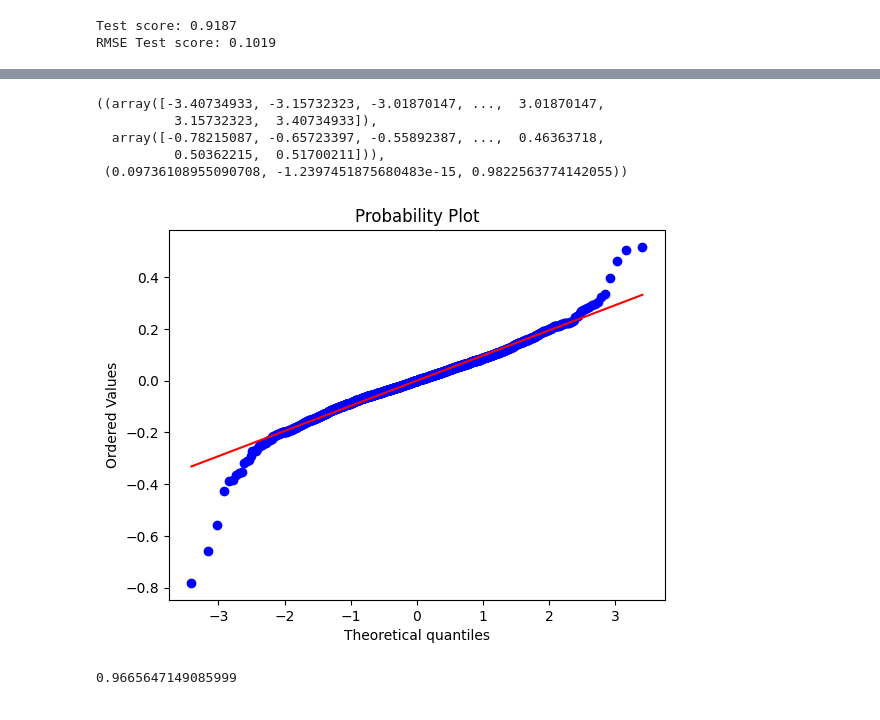
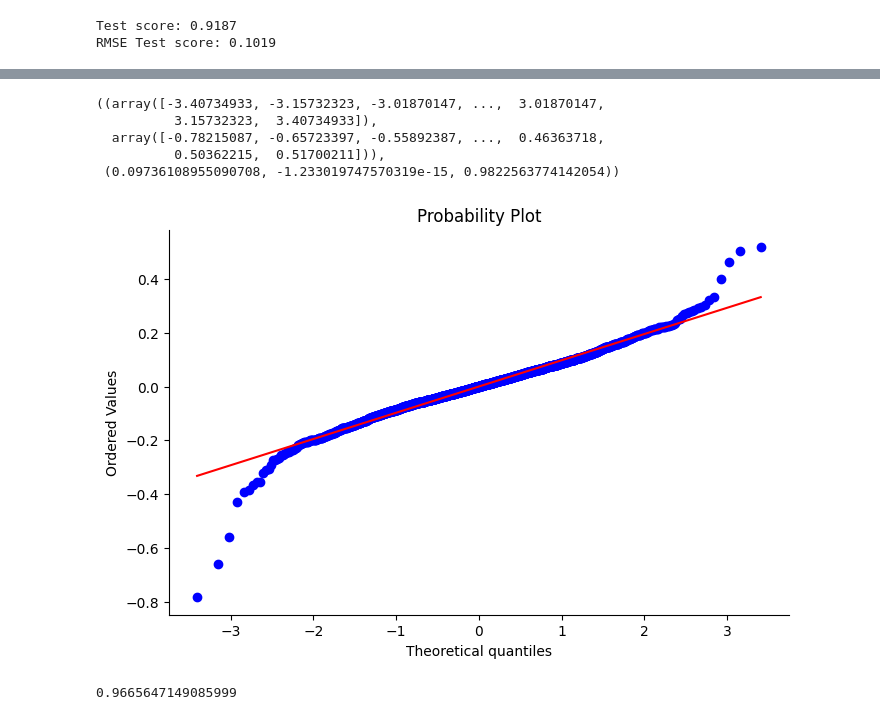
Before and after one commit to franciscapalacios/housing_project, a Jupyter notebook: Preprocessing.ipynb, the cells around one changed output, grey strips where cells are left out. Cells and saved outputs as stored; diff of their text form; code cells hidden in the pictures.

```diff
--- a/Preprocessing.ipynb
+++ b/Preprocessing.ipynb
@@ -3,12 +3,22 @@ import pandas as pd
 import numpy as np
 import matplotlib.pyplot as plt
 import seaborn as sns
+from scipy import stats
 import plotly.express as px
 
+from sklearn.preprocessing import StandardScaler
 from sklearn.linear_model import LinearRegression
+from sklearn.linear_model import LassoCV
+from sklearn.metrics import mean_squared_error
 from sklearn.model_selection import KFold, cross_val_score
 
-from functions import missing_data_df, modify_features, encode_ordinal, impute_null
+from functions import missing_data_df, modify_features, encode_ordinal, impute_null, add_location
+
+#sns.set_style('whitegrid')
+sns.set_palette('Paired')
+
+import plotly.io as pio
+pio.renderers.default = "svg"
 # %% [markdown]
 ## Loading the data
 # %%
@@ -111,28 +120,2 @@ df_2010 = modify_features(df_2010)
 df = encode_ordinal(df)
 df_2010 = encode_ordinal(df_2010)
-# %%
-# Create a Location feature
-
-def add_location(x):
-    if 'MeadowV' in x or 'BrDale' in x or 'IDOTRR' in x or 'OldTown' in x or 'Blueste' in x or 'Edwards' in x or 'BrkSide' in x:
-        return 1
-    elif 'Sawyer' in x or 'Landmrk' in x or 'SWISU' in x or 'NAmes' in x or 'NPkVill' in x or 'Mitchel' in x or 'NWAmes' in x:
-        return 2
-    elif 'Gilbert' in x or 'SawyerW' in x or 'Blmngtn' in x or 'Crawfor' in x or 'CollgCr' in x or 'ClearCr' in x or 'Greens' in x:
-        return 3
-    else:
-        return 4
-
-
-def add_zoning(x):
-    if 'RL' in x or 'FV' in x:
-        return 0
-    else:
-        return 1
-
-
-df['Location'] = df.Neighborhood.map(add_location)
-df_2010['Location'] = df_2010.Neighborhood.map(add_location)
-
-df['Zone'] = df.MSZoning.map(add_zoning)
-df_2010['Zone'] = df_2010.MSZoning.map(add_zoning)
@@ -273,11 +291,13 @@ Text(0.5, 1.0, 'OLS Residuals')
 # %%
-from scipy import stats
+fig, ax = plt.subplots(figsize=(8,5))
+sns.despine()
+
 stats.probplot(residuals, dist="norm", plot=plt)
 # %% [output]
 ((array([-3.40734933, -3.15732323, -3.01870147, ...,  3.01870147,
           3.15732323,  3.40734933]),
   array([-0.78215087, -0.65723397, -0.55892387, ...,  0.46363718,
           0.50362215,  0.51700211])),
- (0.09736108955090708, -1.2397451875680483e-15, 0.9822563774142055))
+ (0.09736108955090708, -1.233019747570319e-15, 0.9822563774142054))
-[figure, old version]
+[figure, new version]
 # %%
```
Also changed, not shown: parts of 26 cells of this notebook.
